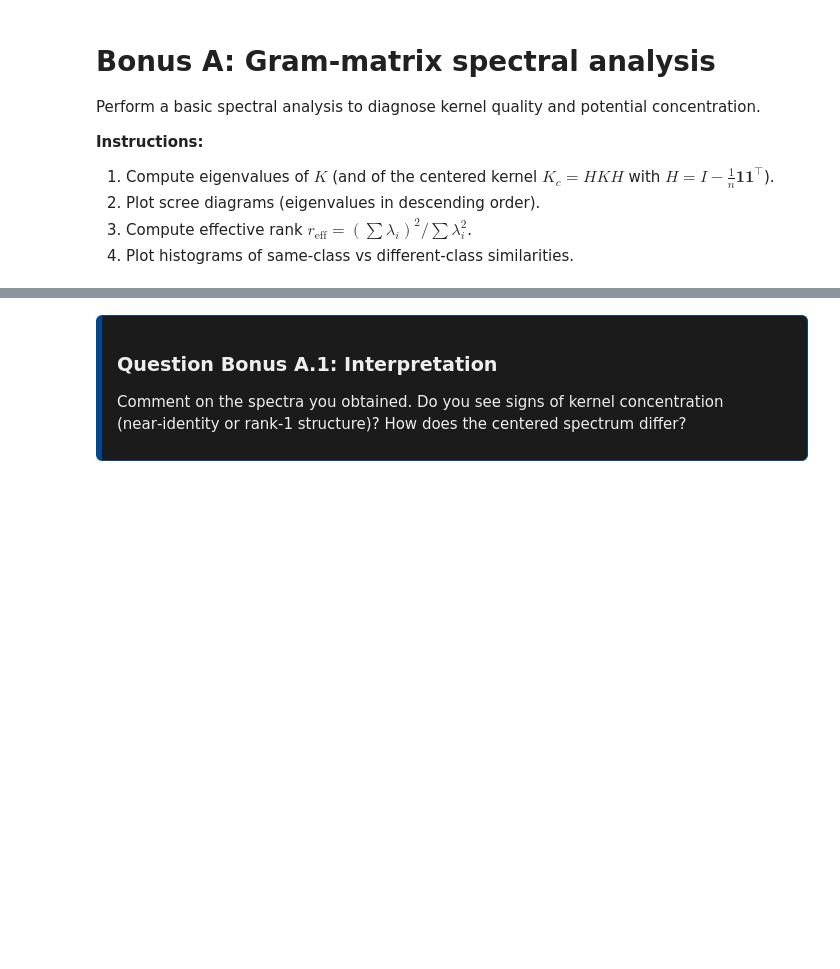
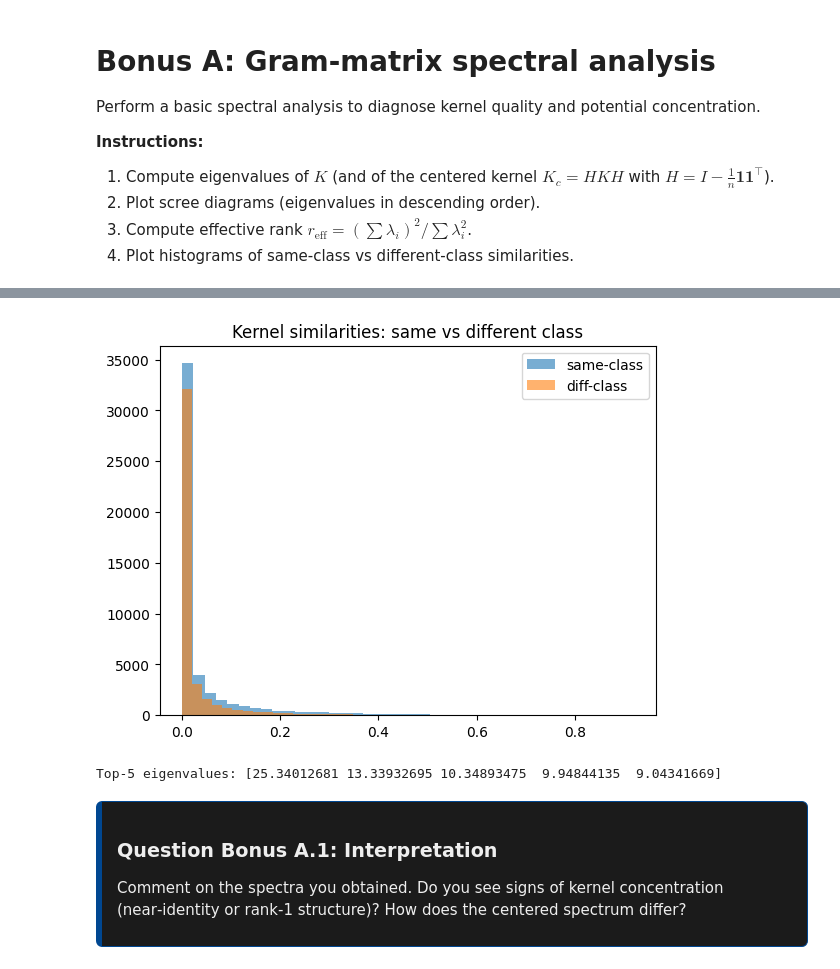
Before and after one commit to Glowster/DD2368, a Jupyter notebook: assignment2/assignment2.ipynb, the cells around one changed output, grey strips where cells are left out. Drawn from its saved outputs; the diff is of its cells as text; code cells hidden in the pictures; blank space fills up the shorter version.

```diff
--- a/assignment2/assignment2.ipynb
+++ b/assignment2/assignment2.ipynb
@@ -354,15 +446,28 @@ plt.xlabel("index"); plt.ylabel("eigenvalue"); plt.show()
 # %%
 # -----YOUR CODE HERE-----
 # Similarity histogram: same vs diff classes
 
+# Code adapted from "QSVM_Spectral_Analysis_DD2368 (2)" notebook provided in the course
+
+n = K.shape[0]
+same, diff = [], []
+for i in range(n):
+    for j in range(i+1, n):
+        if y[i] == y[j]:
+            same.append(K_sym[i,j])
+        else:
+            diff.append(K_sym[i,j])
 # ---YOUR CODE ENDS HERE---
 
 plt.figure()
 plt.hist(same, bins=40, alpha=0.6, density=False, label="same-class")
 plt.hist(diff, bins=40, alpha=0.6, density=False, label="diff-class")
 plt.title("Kernel similarities: same vs different class"); plt.legend(); plt.show()
 
 print("Top-5 eigenvalues:", eigs[:5])
+# %% [output]
+[figure, added]
+Top-5 eigenvalues: [25.34012681 13.33932695 10.34893475  9.94844135  9.04341669]
 # %% [markdown]
 <div style="max-width: 1200px; margin: auto; border: 1px solid #004791; border-left: 6px solid #004791; border-radius: 6px; padding: 0.8em 1em; background-color: #1b1b1bff; color: #eee;">
 
```
Also changed, not shown: parts of 21 cells of this notebook.
